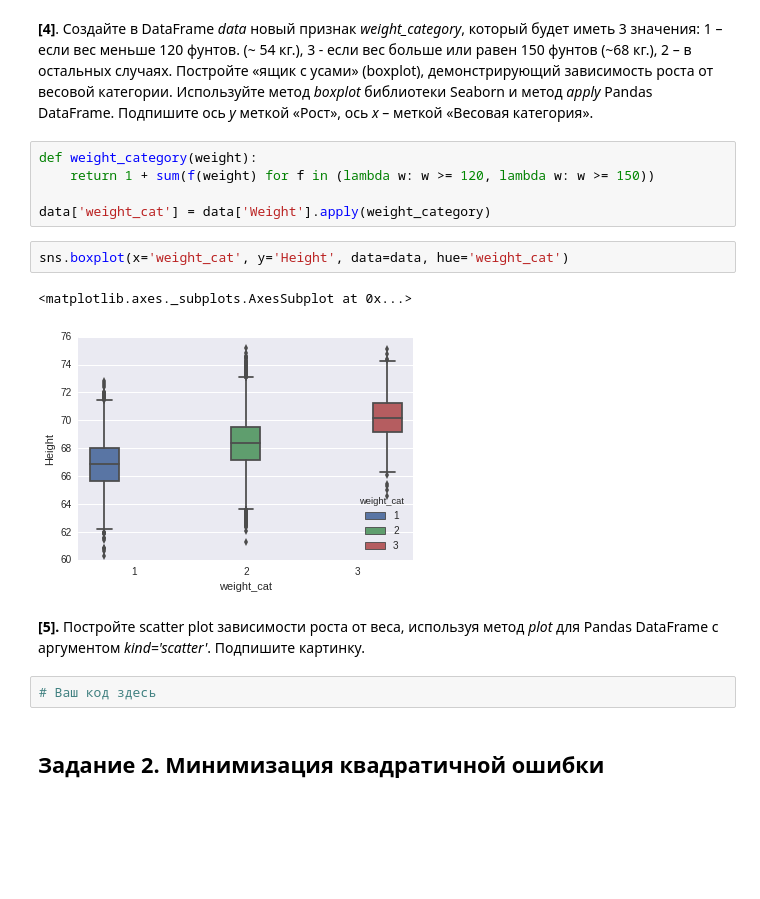
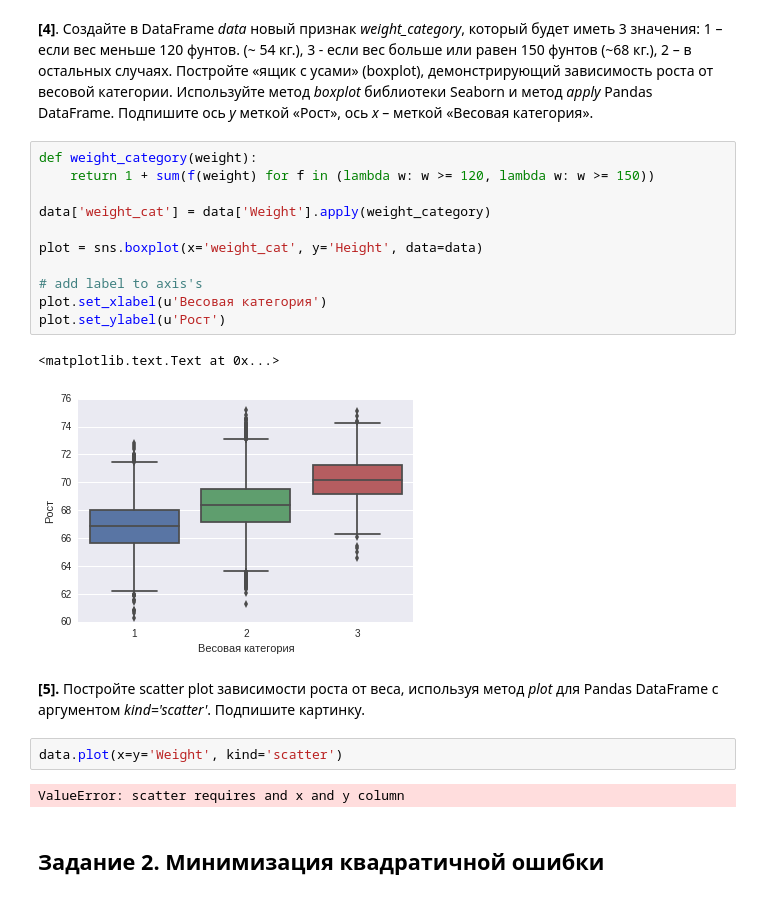
Before and after one commit to MariamSherif/pyda, a Jupyter notebook: nb/peer_review_linreg_height_weight.ipynb, the cells around one changed output. Saved outputs shown, nothing was run; the diff lists cells and outputs as text; blank space fills up the shorter version.

```diff
--- a/nb/peer_review_linreg_height_weight.ipynb
+++ b/nb/peer_review_linreg_height_weight.ipynb
@@ -86,17 +86,23 @@ sns.pairplot(data, diag_kind='kde')
 # %%
 def weight_category(weight):
     return 1 + sum(f(weight) for f in (lambda w: w >= 120, lambda w: w >= 150))
 
 data['weight_cat'] = data['Weight'].apply(weight_category)
+
+plot = sns.boxplot(x='weight_cat', y='Height', data=data)
+
+# add label to axis's
+plot.set_xlabel(u'Весовая категория')
+plot.set_ylabel(u'Рост')
+# %% [output]
+<matplotlib.text.Text at 0x...>
+[figure, added]
-# %%
-sns.boxplot(x='weight_cat', y='Height', data=data, hue='weight_cat')
-# %% [output]
-<matplotlib.axes._subplots.AxesSubplot at 0x...>
-[figure, removed]
 # %% [markdown]
 **[5].** Постройте scatter plot зависимости роста от веса, используя метод *plot* для Pandas DataFrame с аргументом *kind='scatter'*. Подпишите картинку.
-# %%
-# Ваш код здесь
+# %%
+data.plot(x=y='Weight', kind='scatter')
+# %% [output]
+ValueError: scatter requires and x and y column
 # %% [markdown]
 ## Задание 2. Минимизация квадратичной ошибки
 # %% [markdown]
```
